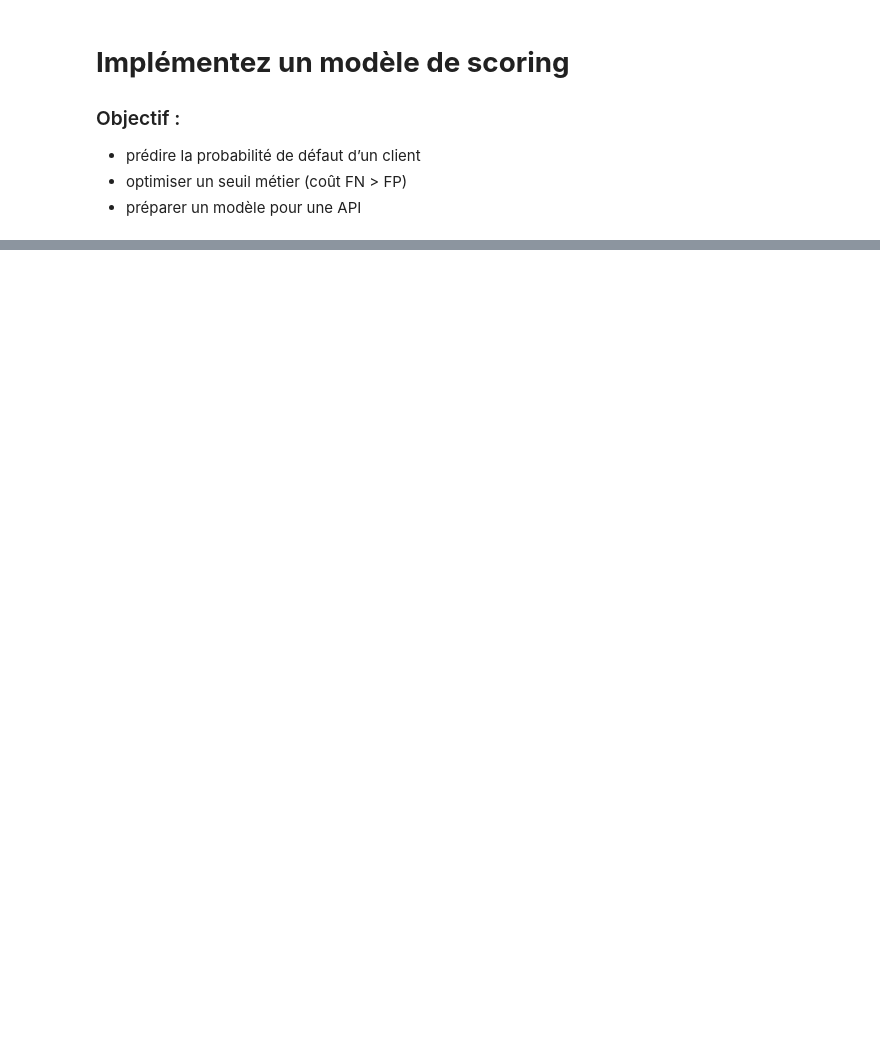
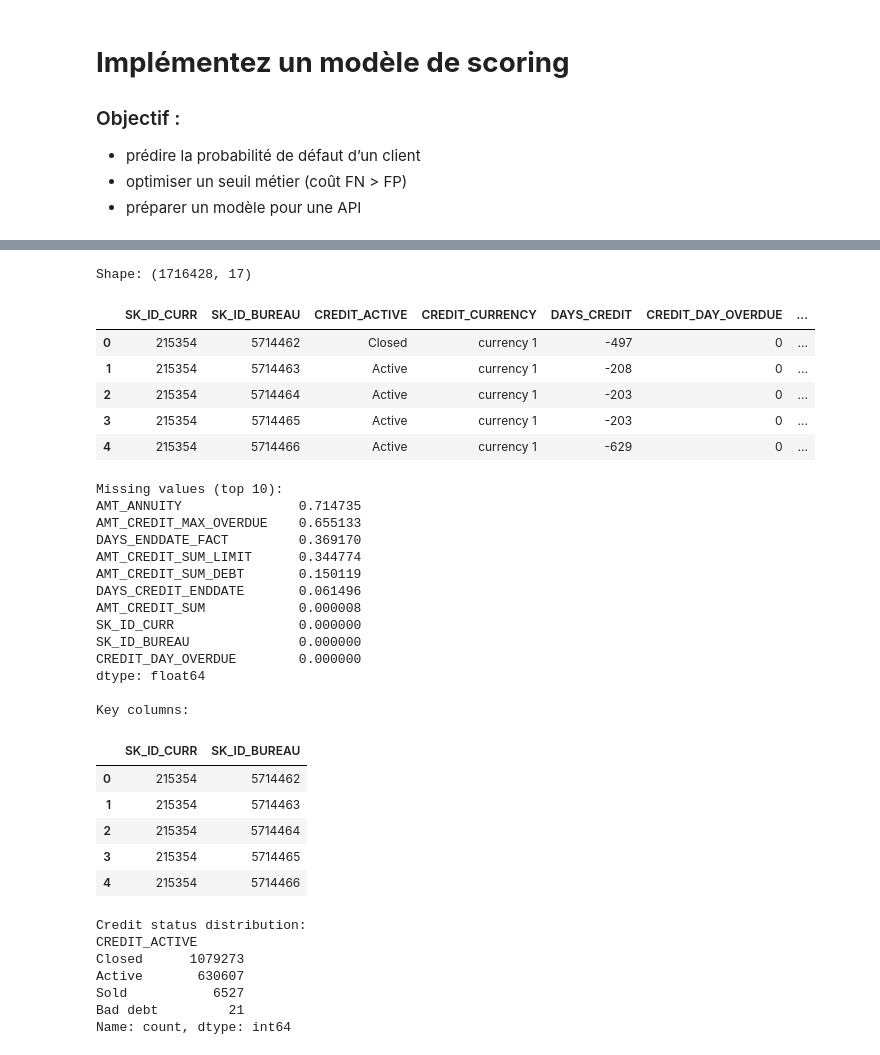
Before and after one commit to tpedCode/P07, a Jupyter notebook: notebooks/1_modeling.ipynb, the cells around one changed output, grey strips where cells are left out. Saved outputs shown, nothing was run; the diff lists cells and outputs as text; code cells hidden in the pictures; blank space fills up the shorter version.

```diff
--- a/notebooks/1_modeling.ipynb
+++ b/notebooks/1_modeling.ipynb
@@ -16,0 +147,52 @@ test sync colab -> github
+# %%
+# BUREAU
+
+bureau = pd.read_csv(os.path.join(RAW_PATH, "bureau.csv"))
+
+print("Shape:", bureau.shape)
+
+display(bureau.head())
+
+print("\nMissing values (top 10):")
+print(bureau.isnull().mean().sort_values(ascending=False).head(10))
+
+print("\nKey columns:")
+display(bureau[["SK_ID_CURR", "SK_ID_BUREAU"]].head())
+
+print("\nCredit status distribution:")
+print(bureau["CREDIT_ACTIVE"].value_counts())
+# %% [output]
+Shape: (1716428, 17)
+|  | SK_ID_CURR | SK_ID_BUREAU | CREDIT_ACTIVE | CREDIT_CURRENCY | DAYS_CREDIT | CREDIT_DAY_OVERDUE | ... |
+| 0 | 215354 | 5714462 | Closed | currency 1 | -497 | 0 | ... |
+| 1 | 215354 | 5714463 | Active | currency 1 | -208 | 0 | ... |
+| 2 | 215354 | 5714464 | Active | currency 1 | -203 | 0 | ... |
+| 3 | 215354 | 5714465 | Active | currency 1 | -203 | 0 | ... |
+| 4 | 215354 | 5714466 | Active | currency 1 | -629 | 0 | ... |
+Missing values (top 10):
+AMT_ANNUITY               0.714735
+AMT_CREDIT_MAX_OVERDUE    0.655133
+DAYS_ENDDATE_FACT         0.369170
+AMT_CREDIT_SUM_LIMIT      0.344774
+AMT_CREDIT_SUM_DEBT       0.150119
+DAYS_CREDIT_ENDDATE       0.061496
+AMT_CREDIT_SUM            0.000008
+SK_ID_CURR                0.000000
+SK_ID_BUREAU              0.000000
+CREDIT_DAY_OVERDUE        0.000000
+dtype: float64
+
+Key columns:
+|  | SK_ID_CURR | SK_ID_BUREAU |
+| 0 | 215354 | 5714462 |
+| 1 | 215354 | 5714463 |
+| 2 | 215354 | 5714464 |
+| 3 | 215354 | 5714465 |
+| 4 | 215354 | 5714466 |
+Credit status distribution:
+CREDIT_ACTIVE
+Closed      1079273
+Active       630607
+Sold           6527
+Bad debt         21
+Name: count, dtype: int64
```
Also changed, not shown: parts of 16 cells of this notebook.
